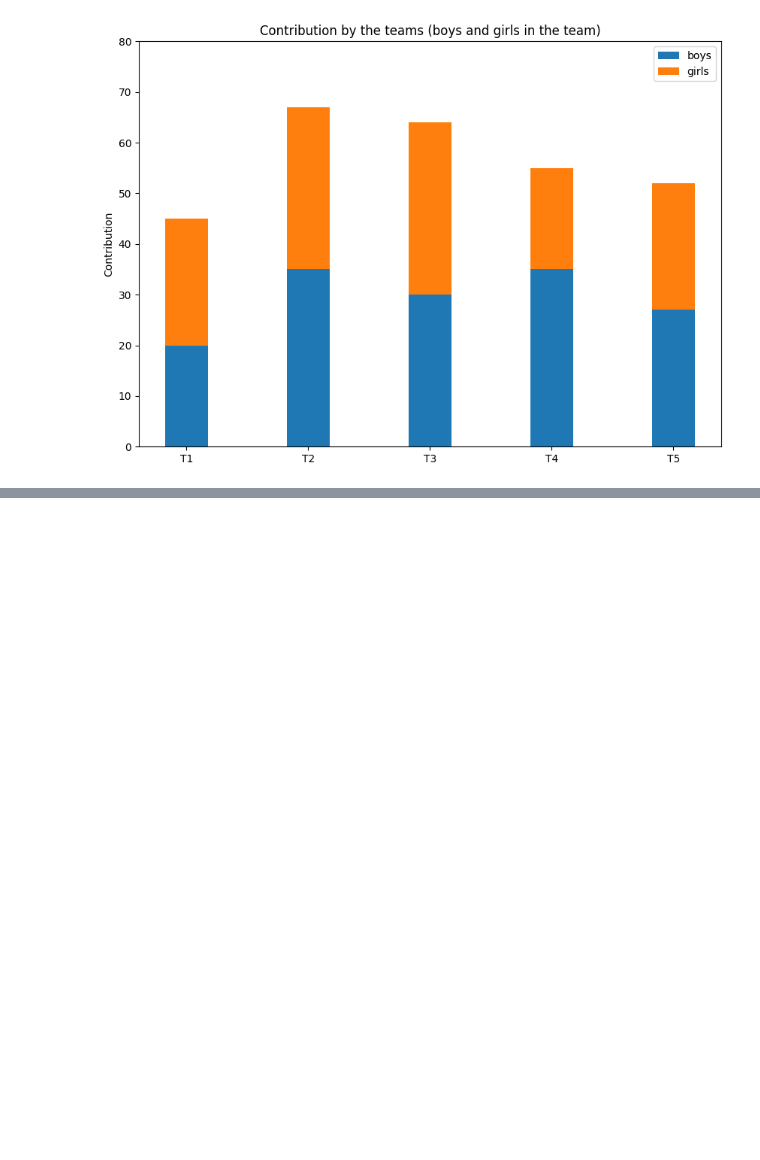
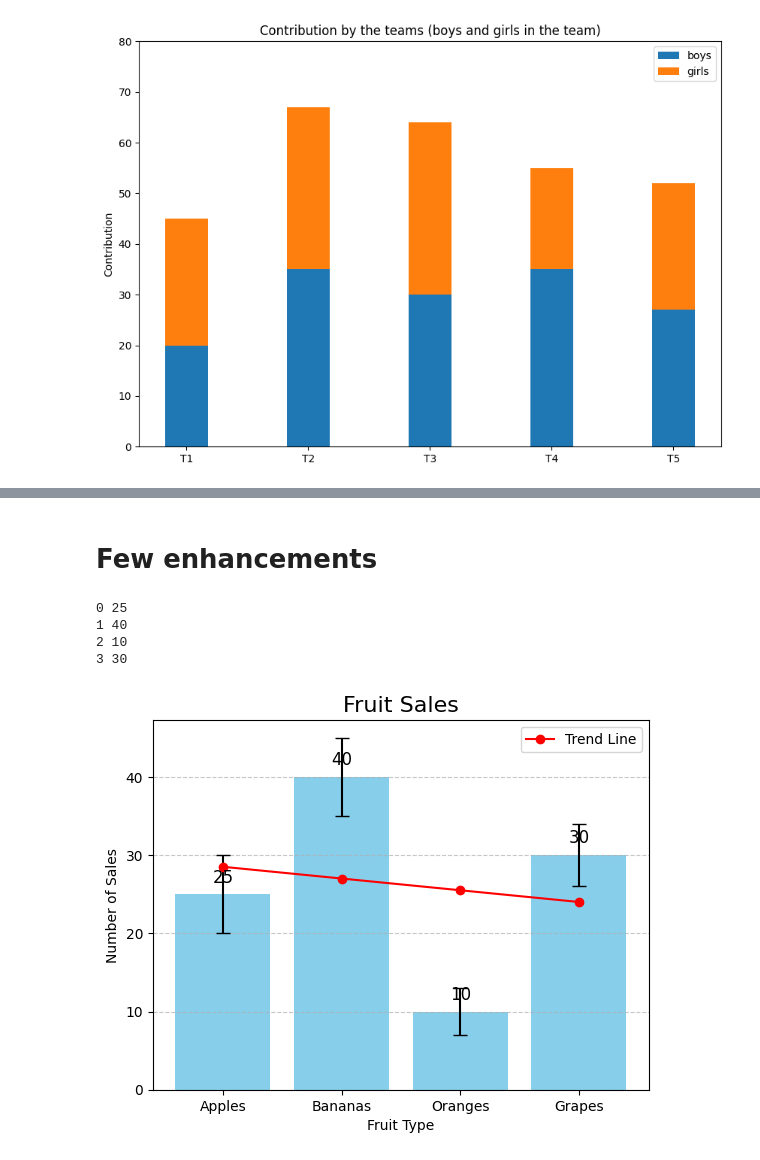
Before and after one commit to BENMEZIAN/Matplotlib-tutorial, a Jupyter notebook: Part_04_Bar_plot_matplotlib.ipynb, the cells around one changed output, grey strips where cells are left out. Saved outputs shown, nothing was run; the diff lists cells and outputs as text; code cells hidden in the pictures; blank space fills up the shorter version.

```diff
--- a/Part_04_Bar_plot_matplotlib.ipynb
+++ b/Part_04_Bar_plot_matplotlib.ipynb
@@ -212,0 +239,51 @@ plt.show()
+# %% [markdown]
+# Few enhancements
+# %%
+import matplotlib.pyplot as plt
+import numpy as np
+
+# Data: Fruit categories and their respective counts
+fruits = ['Apples', 'Bananas', 'Oranges', 'Grapes']
+counts = [25, 40, 10, 30]
+
+# Error values (example: ±5 error for each fruit)
+error = [5, 5, 3, 4]
+
+# Create the bar plot with error bars
+bars = plt.bar(fruits, counts, color='skyblue', yerr=error, capsize=5)
+
+# Add title and labels
+plt.title('Fruit Sales', fontsize=16)
+plt.xlabel('Fruit Type')
+plt.ylabel('Number of Sales')
+
+# Add annotations (number of sales on top of each bar)
+for i, count in enumerate(counts):
+    print(i,count)
+    plt.text(i, count + 1, str(count), ha='center', va='bottom', fontsize=12)
+
+# Add grid lines on the y-axis to improve readability
+plt.grid(axis='y', linestyle='--', alpha=0.7)
+
+# Optionally, add a trend line (in this case, for demonstration we can fit a simple line)
+# x-axis positions for the bars
+x_positions = np.arange(len(fruits))
+
+# Fit a simple line (for demonstration purposes)
+coeffs = np.polyfit(x_positions, counts, 1)  # Fit a linear line
+trend_line = np.polyval(coeffs, x_positions)
+
+# Plot the trend line over the bars
+plt.plot(fruits, trend_line, color='red', linestyle='-', marker='o', label='Trend Line')
+
+# Show the legend for the trend line
+plt.legend()
+
+# Show the plot
+plt.show()
+# %% [output]
+0 25
+1 40
+2 10
+3 30
+[figure, added]
```
Also changed, not shown: parts of 4 cells of this notebook.
